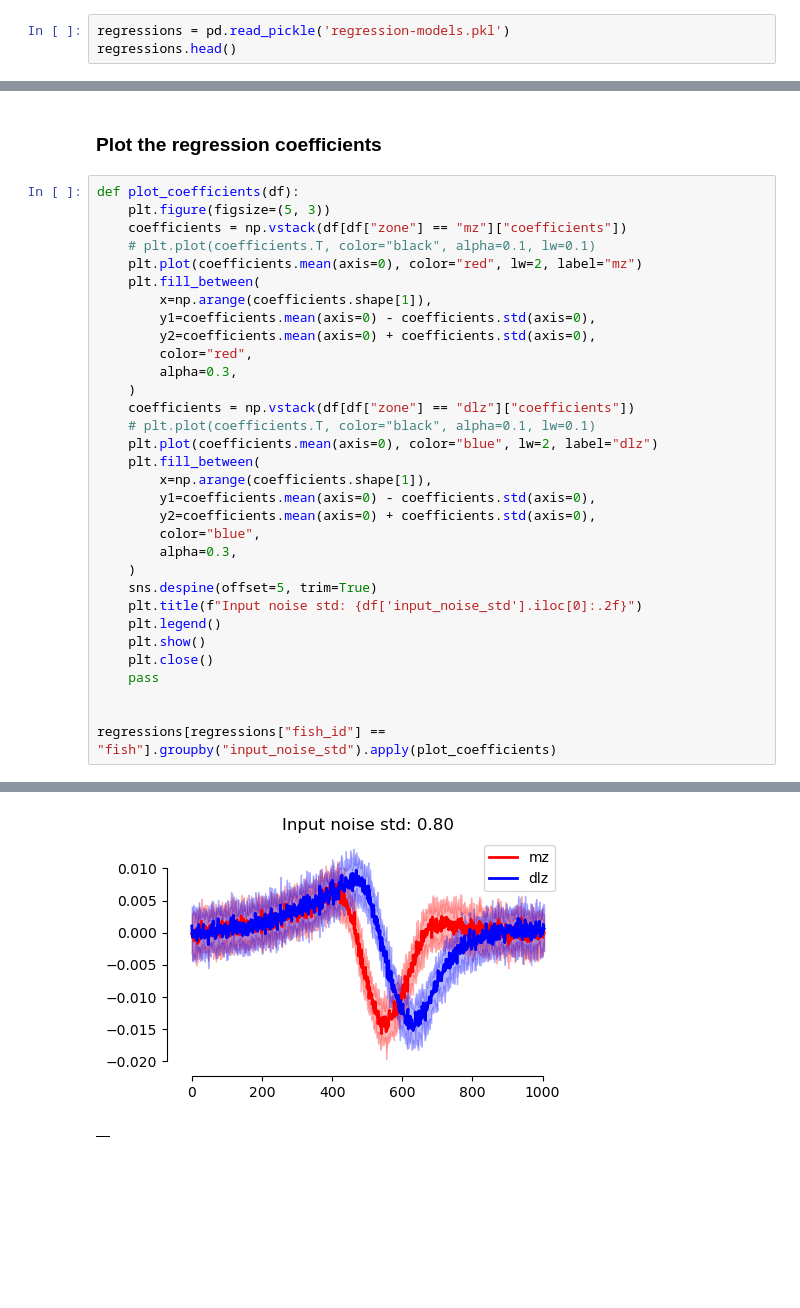
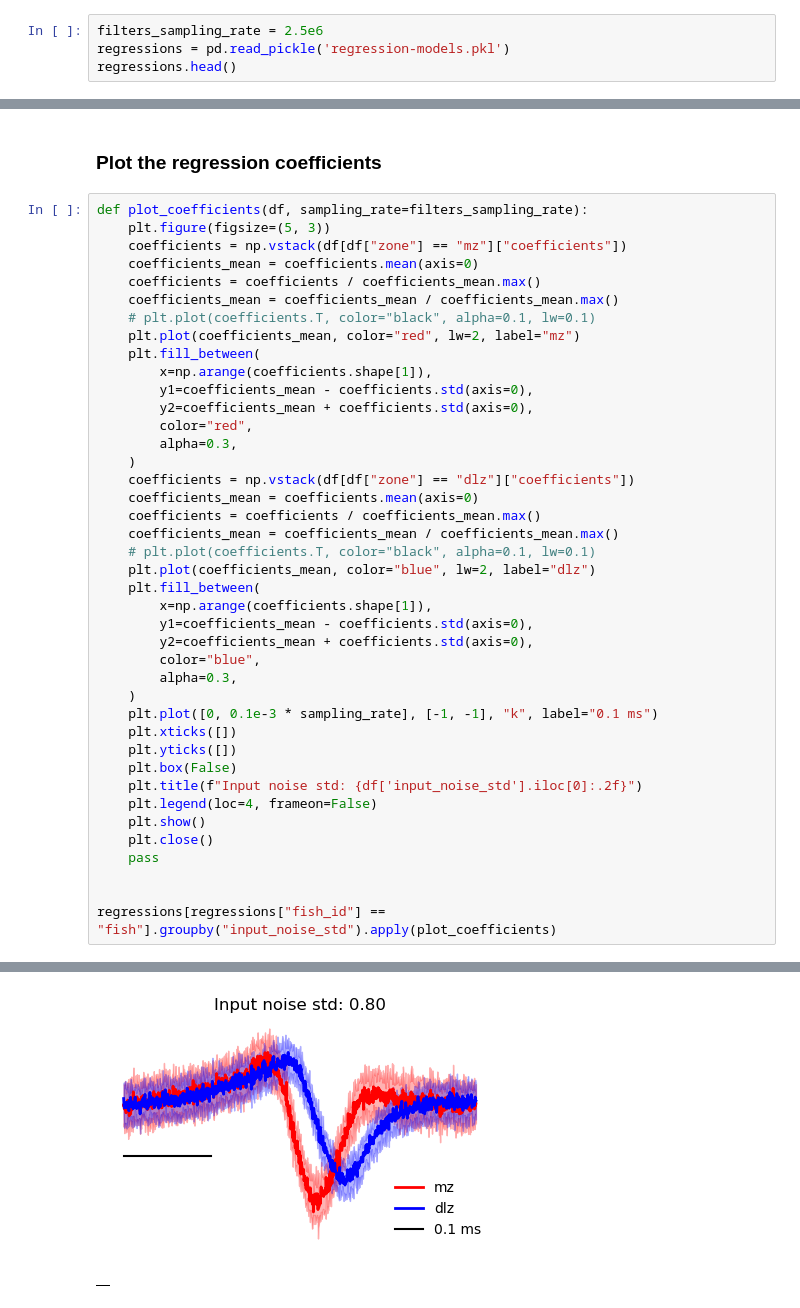
Before and after one commit to DenisTurcu/efish-receptors-model, a Jupyter notebook: regression-models/regression-models.ipynb, the cells around one changed output, grey strips where cells are left out. Cells and saved outputs as stored; diff of their text form; blank space fills up the shorter version.

Commit message:
pretty-fy regression plots

```diff
--- a/regression-models/regression-models.ipynb
+++ b/regression-models/regression-models.ipynb
@@ -4,6 +4,7 @@ import pandas as pd
 import matplotlib.pyplot as plt
 import seaborn as sns
 # %%
+filters_sampling_rate = 2.5e6
 regressions = pd.read_pickle('regression-models.pkl')
 regressions.head()
 # %% [output]
@@ -44,31 +45,40 @@ sns.despine(offset=5, trim=True)
 # %% [markdown]
 ### Plot the regression coefficients
 # %%
-def plot_coefficients(df):
+def plot_coefficients(df, sampling_rate=filters_sampling_rate):
     plt.figure(figsize=(5, 3))
     coefficients = np.vstack(df[df["zone"] == "mz"]["coefficients"])
+    coefficients_mean = coefficients.mean(axis=0)
+    coefficients = coefficients / coefficients_mean.max()
+    coefficients_mean = coefficients_mean / coefficients_mean.max()
     # plt.plot(coefficients.T, color="black", alpha=0.1, lw=0.1)
-    plt.plot(coefficients.mean(axis=0), color="red", lw=2, label="mz")
+    plt.plot(coefficients_mean, color="red", lw=2, label="mz")
     plt.fill_between(
         x=np.arange(coefficients.shape[1]),
-        y1=coefficients.mean(axis=0) - coefficients.std(axis=0),
-        y2=coefficients.mean(axis=0) + coefficients.std(axis=0),
+        y1=coefficients_mean - coefficients.std(axis=0),
+        y2=coefficients_mean + coefficients.std(axis=0),
         color="red",
         alpha=0.3,
     )
     coefficients = np.vstack(df[df["zone"] == "dlz"]["coefficients"])
+    coefficients_mean = coefficients.mean(axis=0)
+    coefficients = coefficients / coefficients_mean.max()
+    coefficients_mean = coefficients_mean / coefficients_mean.max()
     # plt.plot(coefficients.T, color="black", alpha=0.1, lw=0.1)
-    plt.plot(coefficients.mean(axis=0), color="blue", lw=2, label="dlz")
+    plt.plot(coefficients_mean, color="blue", lw=2, label="dlz")
     plt.fill_between(
         x=np.arange(coefficients.shape[1]),
-        y1=coefficients.mean(axis=0) - coefficients.std(axis=0),
-        y2=coefficients.mean(axis=0) + coefficients.std(axis=0),
+        y1=coefficients_mean - coefficients.std(axis=0),
+        y2=coefficients_mean + coefficients.std(axis=0),
         color="blue",
         alpha=0.3,
     )
-    sns.despine(offset=5, trim=True)
+    plt.plot([0, 0.1e-3 * sampling_rate], [-1, -1], "k", label="0.1 ms")
+    plt.xticks([])
+    plt.yticks([])
+    plt.box(False)
     plt.title(f"Input noise std: {df['input_noise_std'].iloc[0]:.2f}")
-    plt.legend()
+    plt.legend(loc=4, frameon=False)
     plt.show()
     plt.close()
     pass
@@ -84,2 +94,2 @@ regressions[regressions["fish_id"] == "fish"].groupby("input_noise_std").apply(p
-[figure, old version]
+[figure, new version]
 |  |
```
Also changed, not shown: parts of 2 cells of this notebook.
